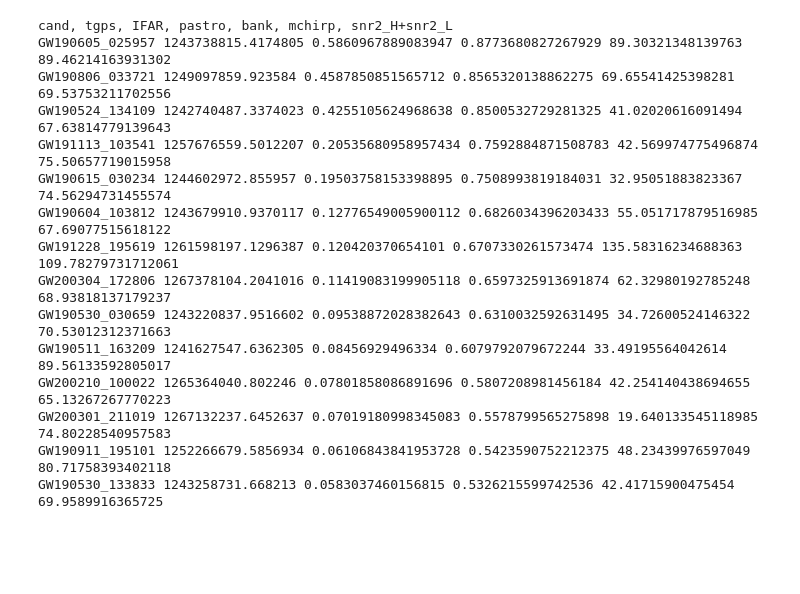
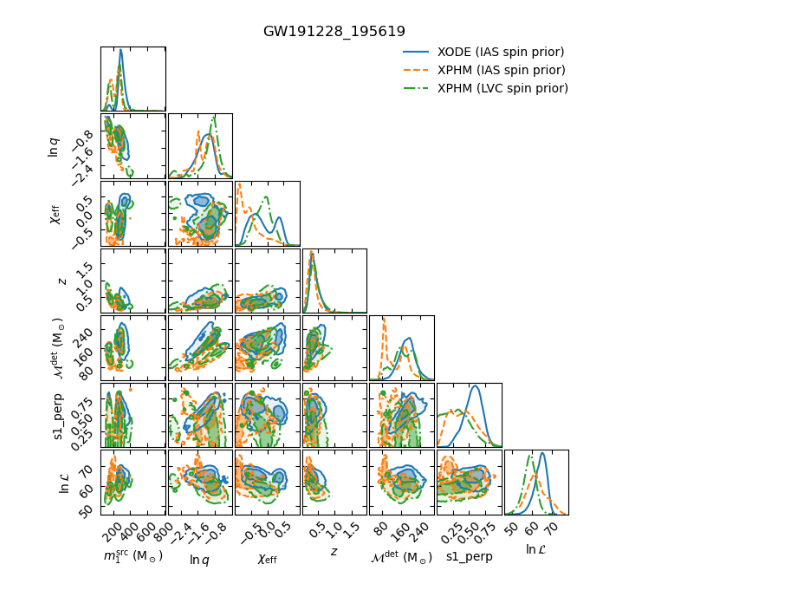
Before and after one commit to JayWadekar/GW_higher_harmonics_search, a Jupyter notebook: New_Events_arXiv_2312.06631/Reading_data.ipynb, the cells around one changed output. Saved outputs shown, nothing was run; the diff lists cells and outputs as text; code cells hidden in the pictures; blank space fills up the shorter version.

```diff
--- a/New_Events_arXiv_2312.06631/Reading_data.ipynb
+++ b/New_Events_arXiv_2312.06631/Reading_data.ipynb
@@ -95,26 +172,17 @@ cands_dict['GW191228_195619']
-# %%
-print('cand, tgps, IFAR, pastro, bank, mchirp, snr2_H+snr2_L')
-for ev in New_IAS_events:
-    ev = ev[1]
-    cand = cands_dict[ev]
-    print(ev, cand['tgps'],cand['ifar_global'], cand['pastro'],
-          cand['best_template_params']['mchirp'], cand['snr2_H1']+cand['snr2_L1'])
-# %% [output]
-cand, tgps, IFAR, pastro, bank, mchirp, snr2_H+snr2_L
-GW190605_025957 1243738815.4174805 0.5860967889083947 0.8773680827267929 89.30321348139763 89.46214163931302
-GW190806_033721 1249097859.923584 0.4587850851565712 0.8565320138862275 69.65541425398281 69.53753211702556
-GW190524_134109 1242740487.3374023 0.4255105624968638 0.8500532729281325 41.02020616091494 67.63814779139643
-GW191113_103541 1257676559.5012207 0.20535680958957434 0.7592884871508783 42.569974775496874 75.50657719015958
-GW190615_030234 1244602972.855957 0.19503758153398895 0.7508993819184031 32.95051883823367 74.56294731455574
-GW190604_103812 1243679910.9370117 0.12776549005900112 0.6826034396203433 55.051717879516985 67.69077515618122
-GW191228_195619 1261598197.1296387 0.120420370654101 0.6707330261573474 135.58316234688363 109.78279731712061
-GW200304_172806 1267378104.2041016 0.11419083199905118 0.6597325913691874 62.32980192785248 68.93818137179237
-GW190530_030659 1243220837.9516602 0.09538872028382643 0.6310032592631495 34.72600524146322 70.53012312371663
-GW190511_163209 1241627547.6362305 0.08456929496334 0.6079792079672244 33.49195564042614 89.56133592805017
-GW200210_100022 1265364040.802246 0.07801858086891696 0.5807208981456184 42.254140438694655 65.13267267770223
-GW200301_211019 1267132237.6452637 0.07019180998345083 0.5578799565275898 19.640133545118985 74.80228540957583
-GW190911_195101 1252266679.5856934 0.06106843841953728 0.5423590752212375 48.23439976597049 80.71758393402118
-GW190530_133833 1243258731.668213 0.0583037460156815 0.5326215599742536 42.41715900475454 69.9589916365725
+# %%
+s0 = transform_samples(pd.read_feather(samples_dir/f'{eventname}/IntrinsicIASPrior_IMRPhenomXODE_P_HM/samples.feather'))
+s1 = transform_samples(pd.read_feather(samples_dir/f'{eventname}/IntrinsicIASPrior_IMRPhenomXPHM_P_HM/samples.feather'))
+s2 = transform_samples(pd.read_feather(samples_dir/f'{eventname}/IntrinsicLVCPrior_IMRPhenomXPHM_P_HM/samples.feather'))
+
+# Note that the samples using NAUTILUS come with weights and these are implicitly being
+# passed to the plotter
+mcp = gw_plotting.MultiCornerPlot((s0, s1, s2),
+                    bins=40, labels=['XODE (IAS spin prior)', 'XPHM (IAS spin prior)', 'XPHM (LVC spin prior)'],
+                       params=['m1_source', 'lnq', 'chieff', 'z','mchirp','s1_perp', 'lnl'], density=True)
+
+mcp.plot(max_figsize=7, title=eventname)
+# %% [output]
+[figure, added]
 # %%
 # List of previously detected IAS events in Table 2
 
```
Also changed, not shown: parts of 24 cells of this notebook, 1 other file.
